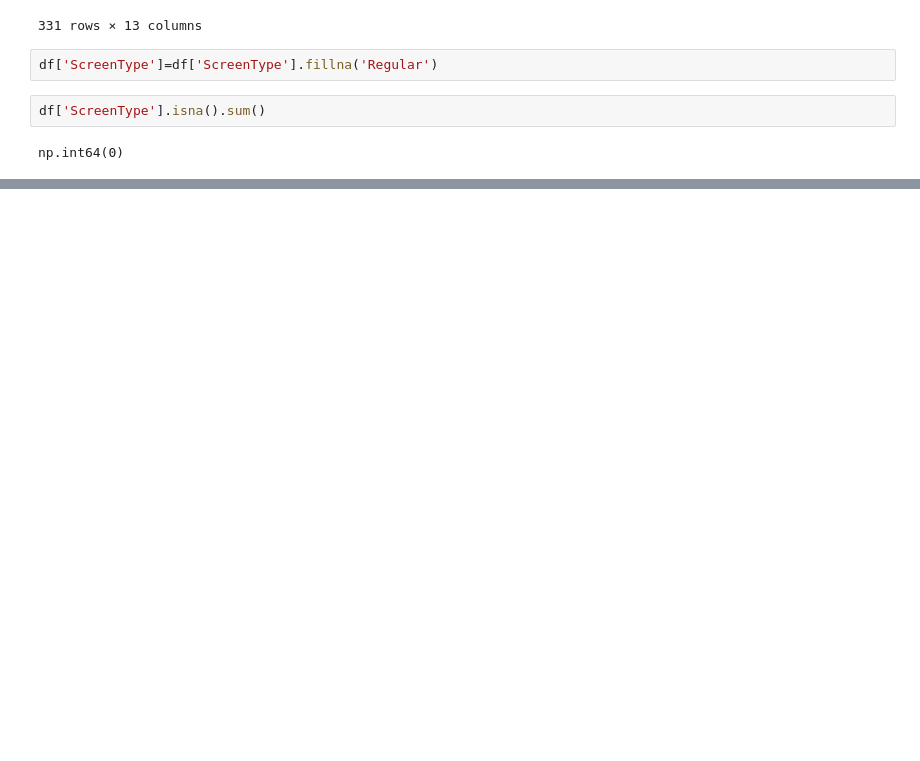
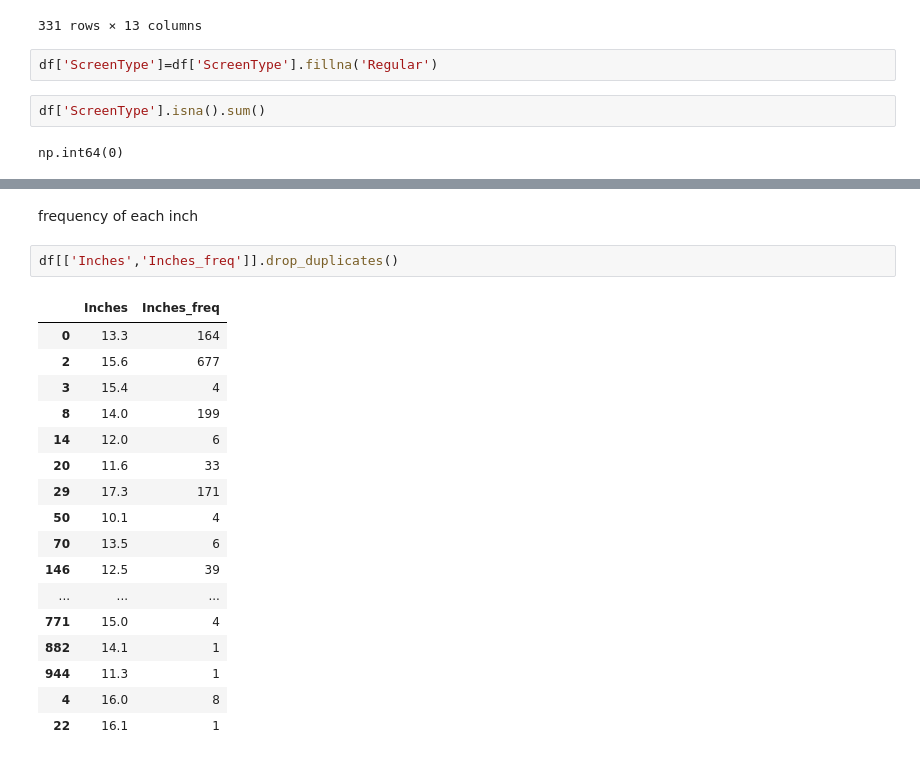
Before and after one commit to Namir50/Laptop-Price-Prediction-App, a Jupyter notebook: notebook/laptop_dataset_eda_and_feature_engg.ipynb, the cells around one changed output, grey strips where cells are left out. Cells and saved outputs as stored; diff of their text form; blank space fills up the shorter version.

```diff
--- a/notebook/laptop_dataset_eda_and_feature_engg.ipynb
+++ b/notebook/laptop_dataset_eda_and_feature_engg.ipynb
@@ -850,0 +1025,22 @@ np.int64(0)
+# %% [markdown]
+frequency of each inch
+# %%
+df[['Inches','Inches_freq']].drop_duplicates()
+# %% [output]
+|  | Inches | Inches_freq |
+| 0 | 13.3 | 164 |
+| 2 | 15.6 | 677 |
+| 3 | 15.4 | 4 |
+| 8 | 14.0 | 199 |
+| 14 | 12.0 | 6 |
+| 20 | 11.6 | 33 |
+| 29 | 17.3 | 171 |
+| 50 | 10.1 | 4 |
+| 70 | 13.5 | 6 |
+| 146 | 12.5 | 39 |
+| ... | ... | ... |
+| 771 | 15.0 | 4 |
+| 882 | 14.1 | 1 |
+| 944 | 11.3 | 1 |
+| 4 | 16.0 | 8 |
+| 22 | 16.1 | 1 |
```
Also changed, not shown: parts of 19 cells of this notebook.
